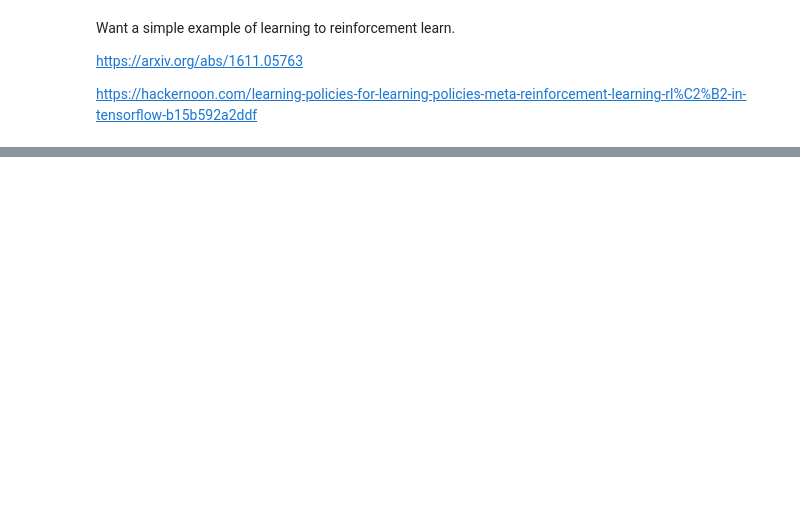
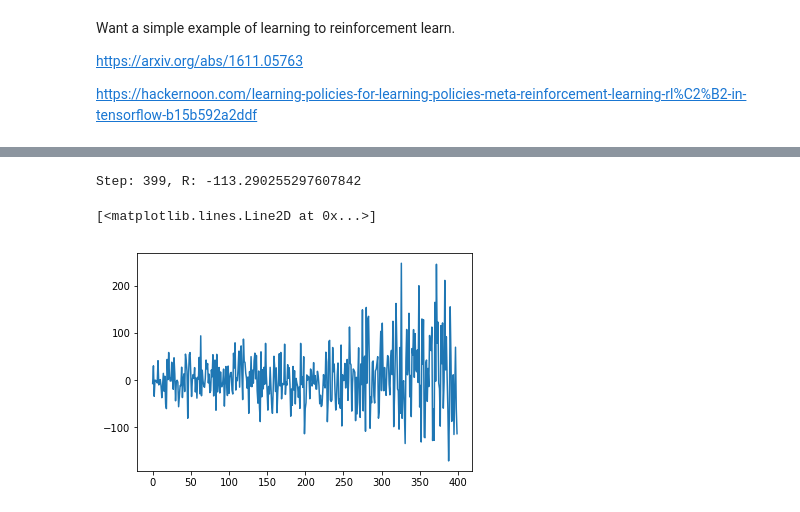
Before and after one commit to act65/masters-thesis, a Jupyter notebook: code/lr-2-rl.ipynb, the cells around one changed output, grey strips where cells are left out. Saved outputs shown, nothing was run; the diff lists cells and outputs as text; code cells hidden in the pictures; blank space fills up the shorter version.

Commit message:
progress

```diff
--- a/code/lr-2-rl.ipynb
+++ b/code/lr-2-rl.ipynb
@@ -214,0 +351,23 @@ while True:
+# %%
+def eval_meta_player(player, n_episodes):
+    """
+    Meta learning. We give the learner a new problem to solve every time.
+    We hope to see that as training progresses, the learner can solve them 'better'.
+    """
+    Rs = []
+    for i in range(n_episodes):
+        bandit = Env(n_arms)  # a new env every time
+        r = eval_player(env=bandit, player=player, n_episodes=1)
+        r = sum(r)
+        Rs.append(r)
+        print('\rStep: {}, R: {}'.format(i, r), end='', flush=True)
+
+    return Rs
+# %%
+player = Worker(ActorCritic(n_arms, batch_size=50, time_steps=100), 50)
+rs = eval_meta_player(player, 500)
+plt.plot(rs)
+# %% [output]
+Step: 399, R: -113.290255297607842
+[<matplotlib.lines.Line2D at 0x...>]
+[figure, added]
```
Also changed, not shown: parts of 25 cells of this notebook.
